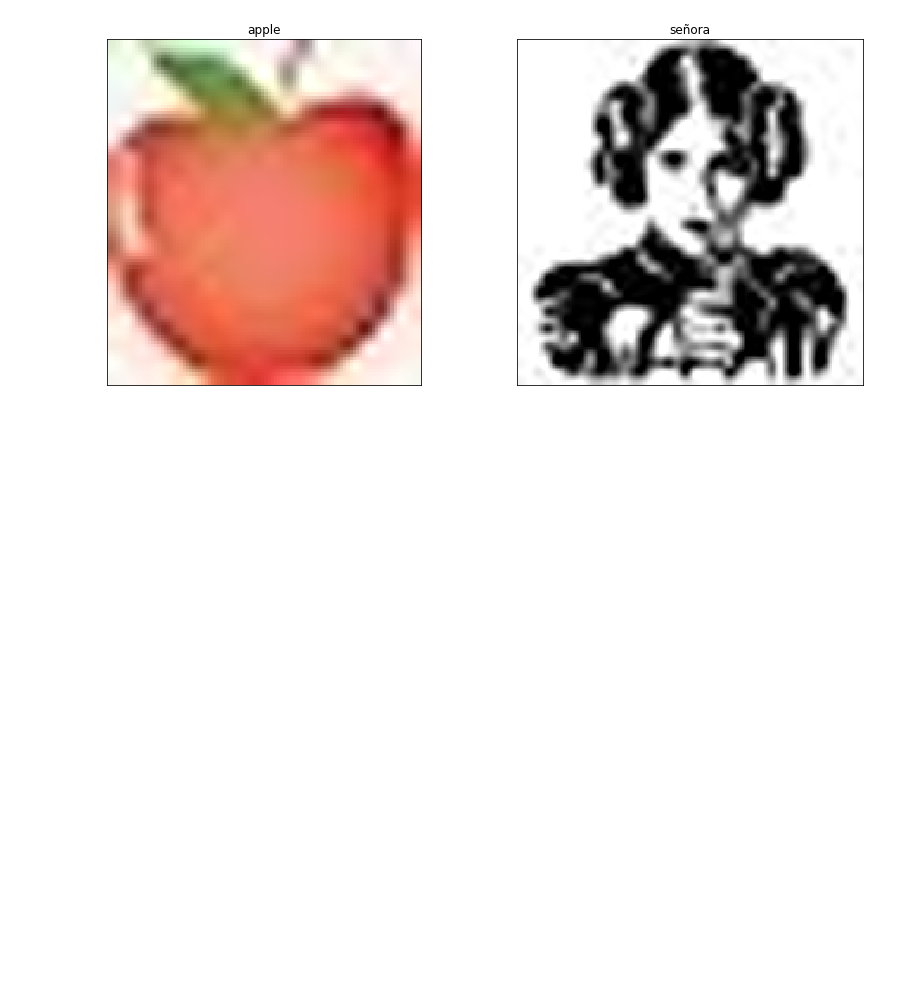
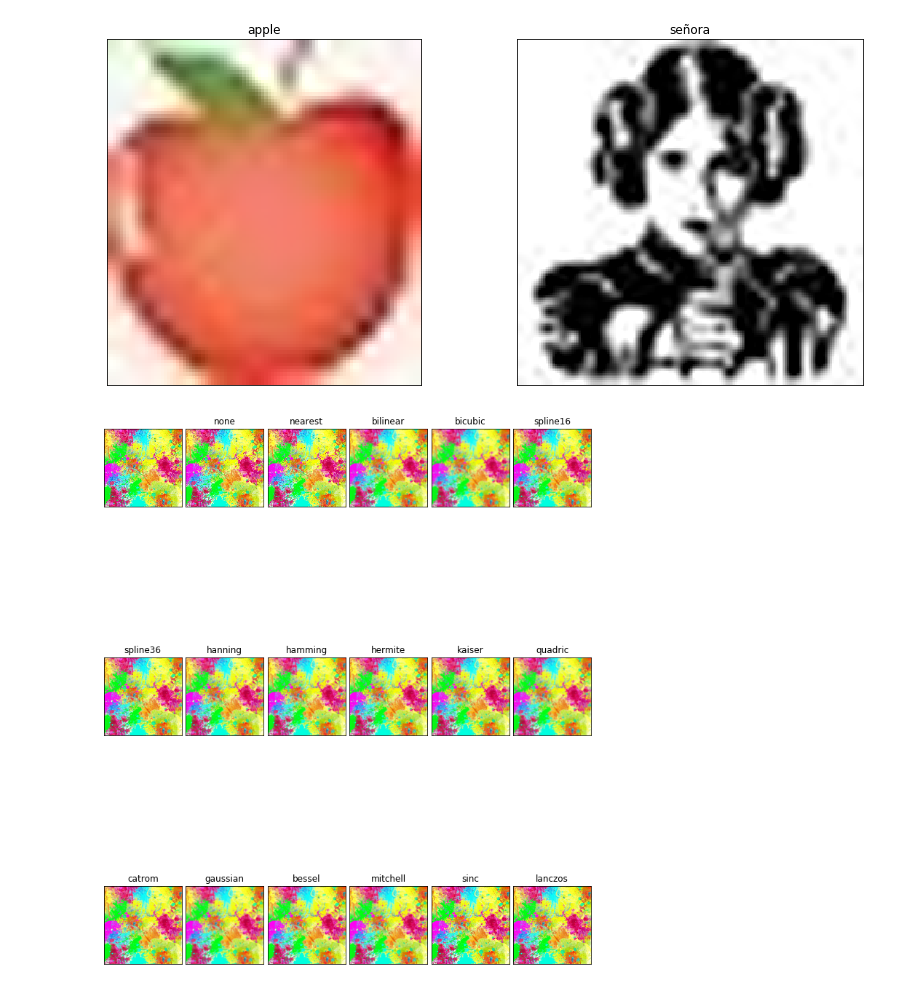
Before and after one commit to Hachiman999/Colab-imagen, a Jupyter notebook: interpolacion_transformacion.ipynb, the cells around one changed output. Saved outputs shown, nothing was run; the diff lists cells and outputs as text; code cells hidden in the pictures; blank space fills up the shorter version.

```diff
--- a/interpolacion_transformacion.ipynb
+++ b/interpolacion_transformacion.ipynb
@@ -100,0 +98,16 @@ grid = imgA
+# %%
+metodos = [None,  'none', 'nearest','bilinear', 'bicubic', 'spline16', 'spline36','hanning','hamming', 'hermite','kaiser','quadric', 'catrom', 'gaussian','bessel','mitchell','sinc','lanczos']
+imgxx = redRGB('/content/drive/My Drive/Colab Notebooks/Imagen/mancha.jpg')
+grid = imgxx
+
+
+fig, axes = plt.subplots(3,6, figsize=(12,16), subplot_kw={'xticks' : [],'yticks' : []} )
+
+fig.subplots_adjust(hspace = 0.3, wspace = 0.05)
+
+for ax, interp_method in zip(axes.flat, metodos):
+  ax.imshow(grid,interpolation=interp_method)
+  ax.set_title(interp_method)
+plt.show()
+# %% [output]
+[figure, added]
```
Also changed, not shown: parts of 1 cell of this notebook.
